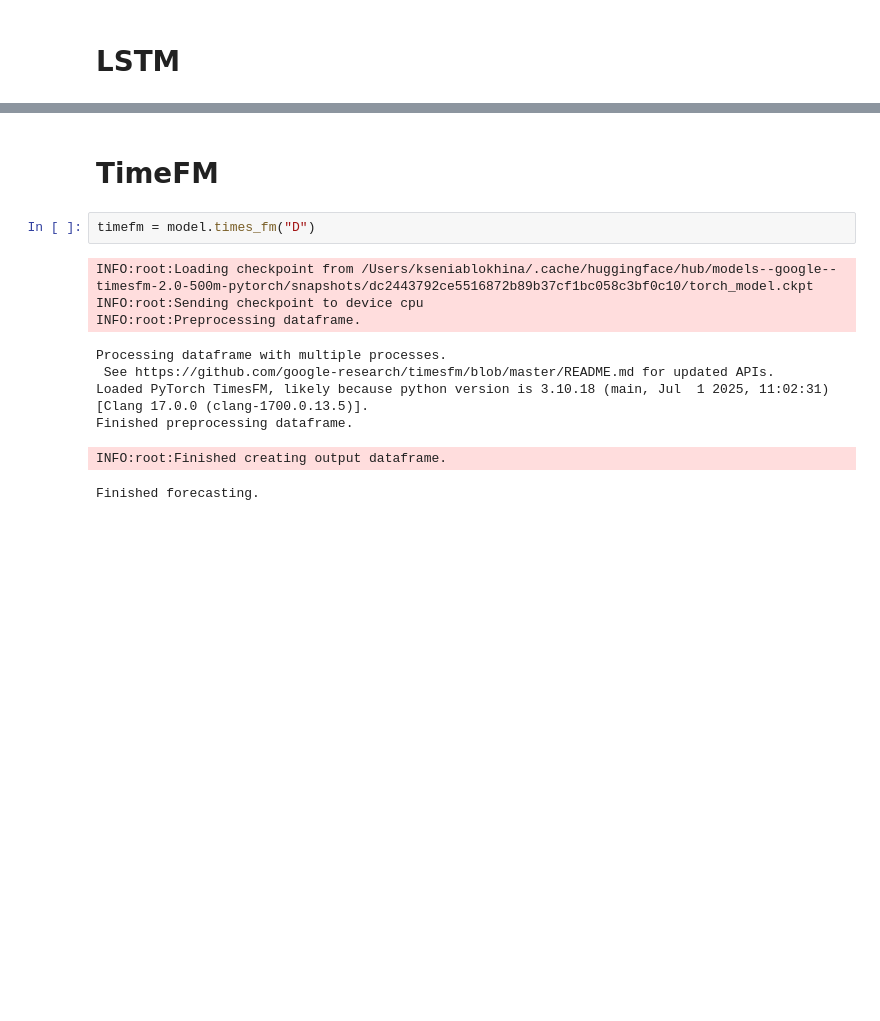
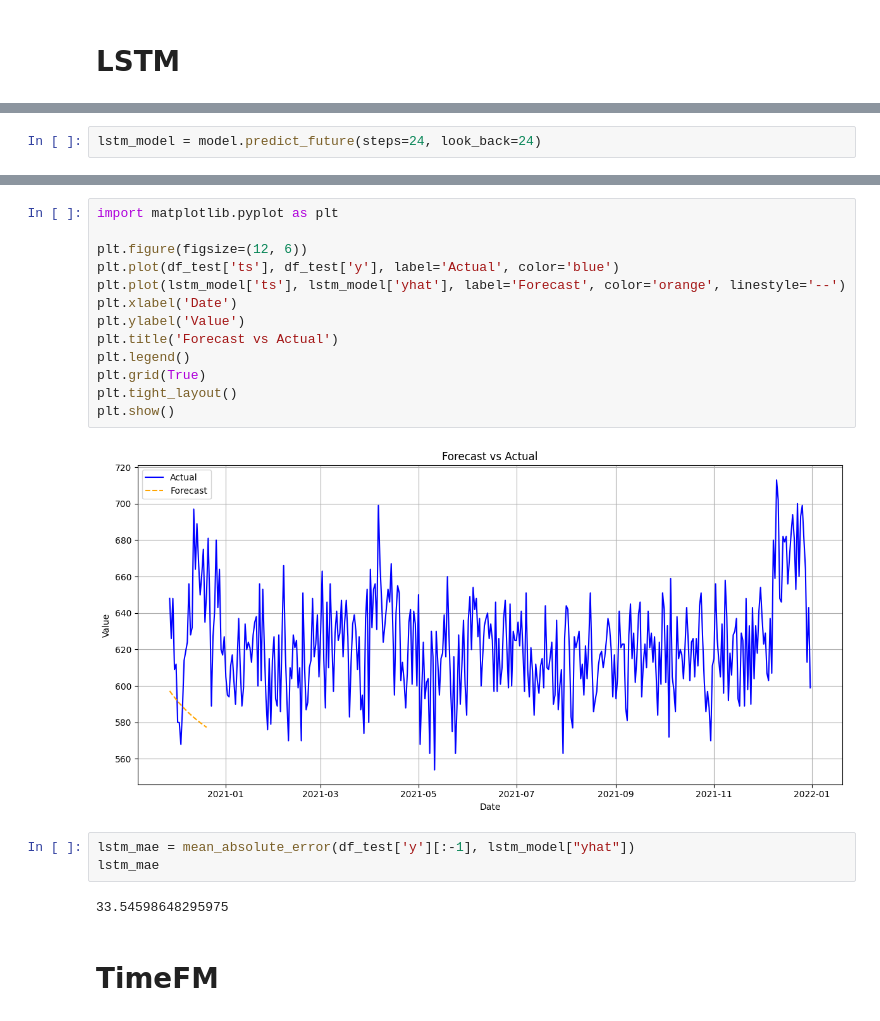
Before and after one commit to florivz/TSF-SS25-TimeGPT, a Jupyter notebook: skripts/forecasting/eggs_model.ipynb, the cells around one changed output, grey strips where cells are left out. Saved outputs shown, nothing was run; the diff lists cells and outputs as text; blank space fills up the shorter version.

```diff
--- a/skripts/forecasting/eggs_model.ipynb
+++ b/skripts/forecasting/eggs_model.ipynb
@@ -120,0 +103,2 @@ Epoch 18/50
+# %%
+lstm_model = model.predict_future(steps=24, look_back=24)
@@ -123,14 +137,22 @@ lstm_model
+# %%
+import matplotlib.pyplot as plt
+
+plt.figure(figsize=(12, 6))
+plt.plot(df_test['ts'], df_test['y'], label='Actual', color='blue')
+plt.plot(lstm_model['ts'], lstm_model['yhat'], label='Forecast', color='orange', linestyle='--')
+plt.xlabel('Date')
+plt.ylabel('Value')
+plt.title('Forecast vs Actual')
+plt.legend()
+plt.grid(True)
+plt.tight_layout()
+plt.show()
+# %% [output]
+[figure, added]
+# %%
+lstm_mae = mean_absolute_error(df_test['y'][:-1], lstm_model["yhat"])
+lstm_mae
+# %% [output]
+33.54598648295975
 # %% [markdown]
 # TimeFM
-# %%
-timefm = model.times_fm("D")
-# %% [output]
-INFO:root:Loading checkpoint from /Users/kseniablokhina/.cache/huggingface/hub/models--google--timesfm-2.0-500m-pytorch/snapshots/dc2443792ce5516872b89b37cf1bc058c3bf0c10/torch_model.ckpt
-INFO:root:Sending checkpoint to device cpu
-INFO:root:Preprocessing dataframe.
-Processing dataframe with multiple processes.
- See https://github.com/google-research/timesfm/blob/master/README.md for updated APIs.
-Loaded PyTorch TimesFM, likely because python version is 3.10.18 (main, Jul  1 2025, 11:02:31) [Clang 17.0.0 (clang-1700.0.13.5)].
-Finished preprocessing dataframe.
-INFO:root:Finished creating output dataframe.
-Finished forecasting.
```
Also changed, not shown: parts of 13 cells of this notebook, 6 other files.
